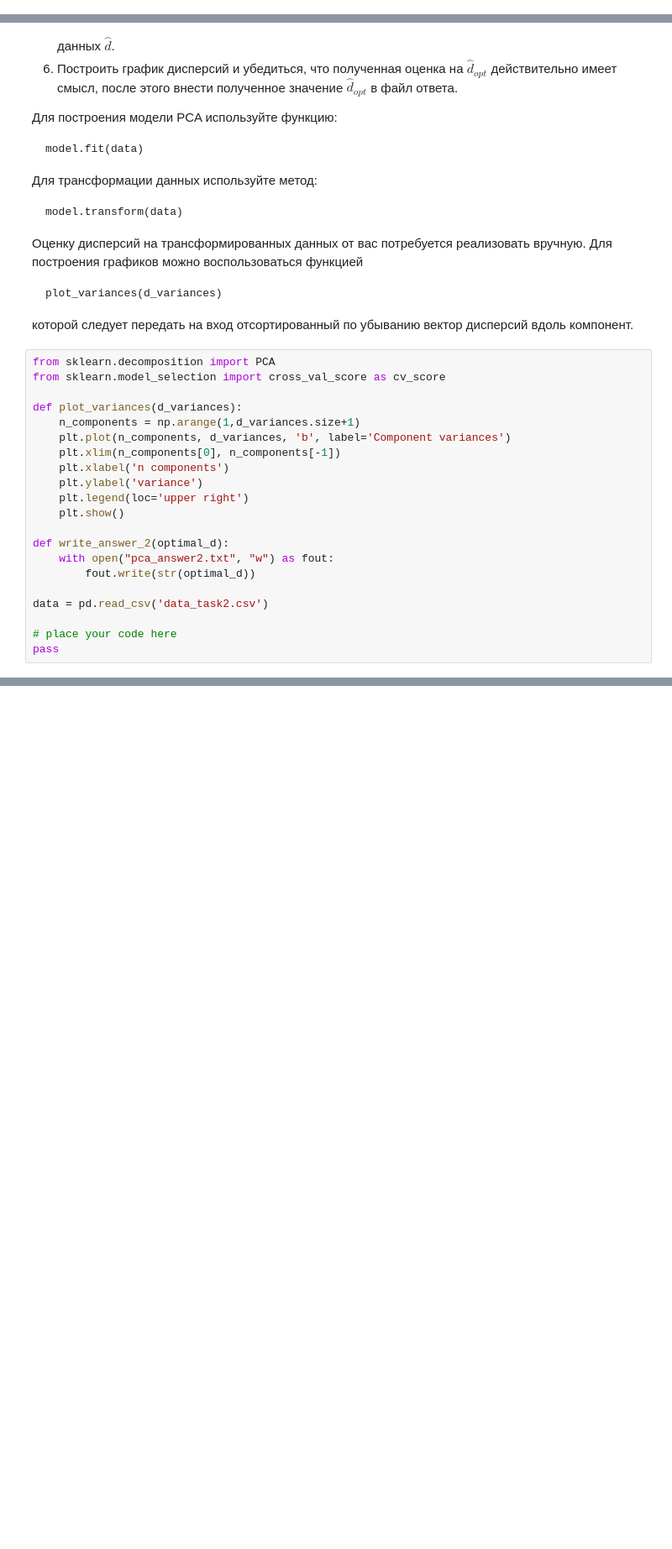
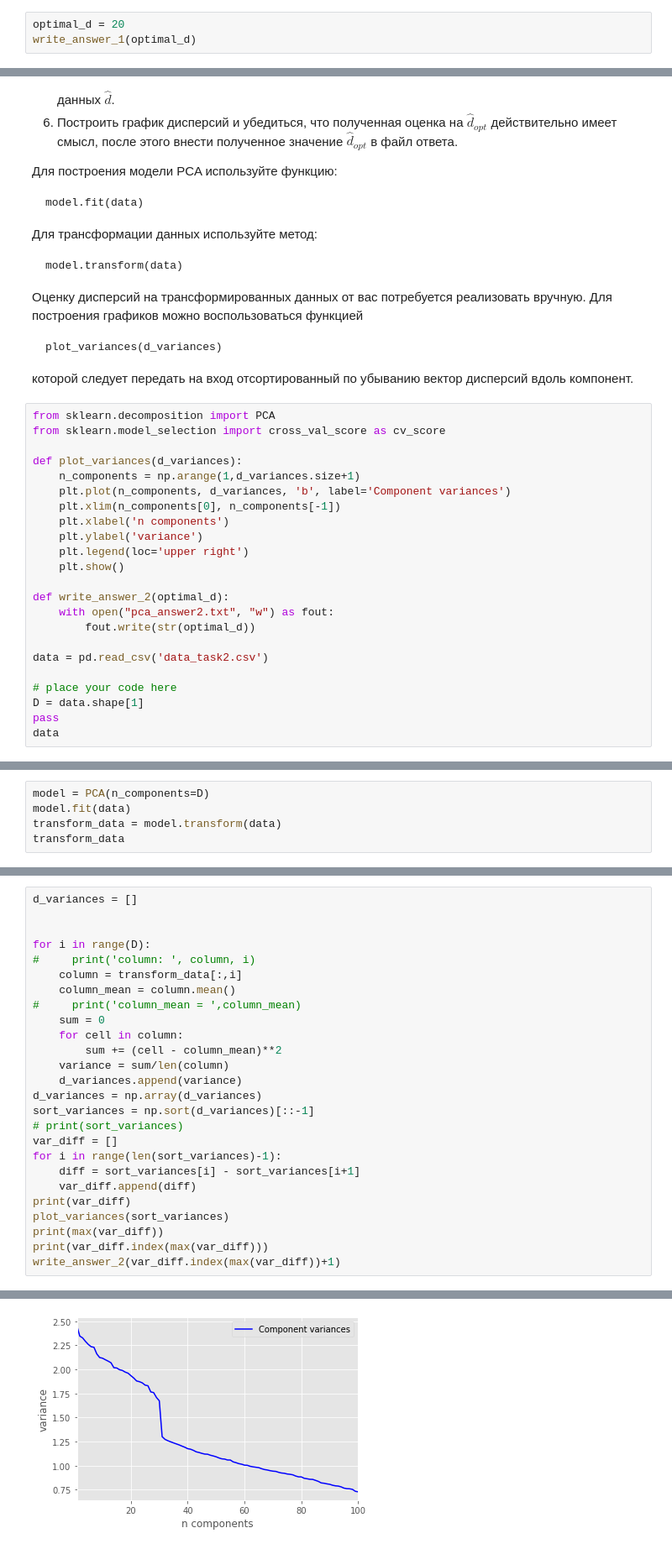
Before and after one commit to RBVV23/Coursera, a Jupyter notebook: Поиск структуры в данных/Week_2/Project_1/main_2.ipynb, the cells around one changed output, grey strips where cells are left out. Shown at 84% size. Saved outputs shown, nothing was run; the diff lists cells and outputs as text; blank space fills up the shorter version.

```diff
--- a/Поиск структуры в данных/Week_2/Project_1/main_2.ipynb
+++ b/Поиск структуры в данных/Week_2/Project_1/main_2.ipynb
@@ -237,3 +252,6 @@ pass
+# %%
+optimal_d = 20
+write_answer_1(optimal_d)
 # %% [markdown]
 ## Вариационный взгляд на модель
 
@@ -289,4 +307,6 @@ def write_answer_2(optimal_d):
 data = pd.read_csv('data_task2.csv')
 
 # place your code here
+D = data.shape[1]
 pass
+data
@@ -292,0 +327,5 @@ pass
+# %%
+model = PCA(n_components=D)
+model.fit(data)
+transform_data = model.transform(data)
+transform_data
@@ -292,0 +346,27 @@ pass
+# %%
+d_variances = []
+
+
+for i in range(D):
+#     print('column: ', column, i)
+    column = transform_data[:,i]
+    column_mean = column.mean()
+#     print('column_mean = ',column_mean)
+    sum = 0
+    for cell in column:
+        sum += (cell - column_mean)**2
+    variance = sum/len(column)
+    d_variances.append(variance)
+d_variances = np.array(d_variances)
+sort_variances = np.sort(d_variances)[::-1]
+# print(sort_variances)
+var_diff = []
+for i in range(len(sort_variances)-1):
+    diff = sort_variances[i] - sort_variances[i+1]
+    var_diff.append(diff)
+print(var_diff)
+plot_variances(sort_variances)
+print(max(var_diff))
+print(var_diff.index(max(var_diff)))
+write_answer_2(var_diff.index(max(var_diff))+1)
+# %% [output]
@@ -292,0 +374 @@ pass
+[figure, added]
```
Also changed, not shown: parts of 8 cells of this notebook.
